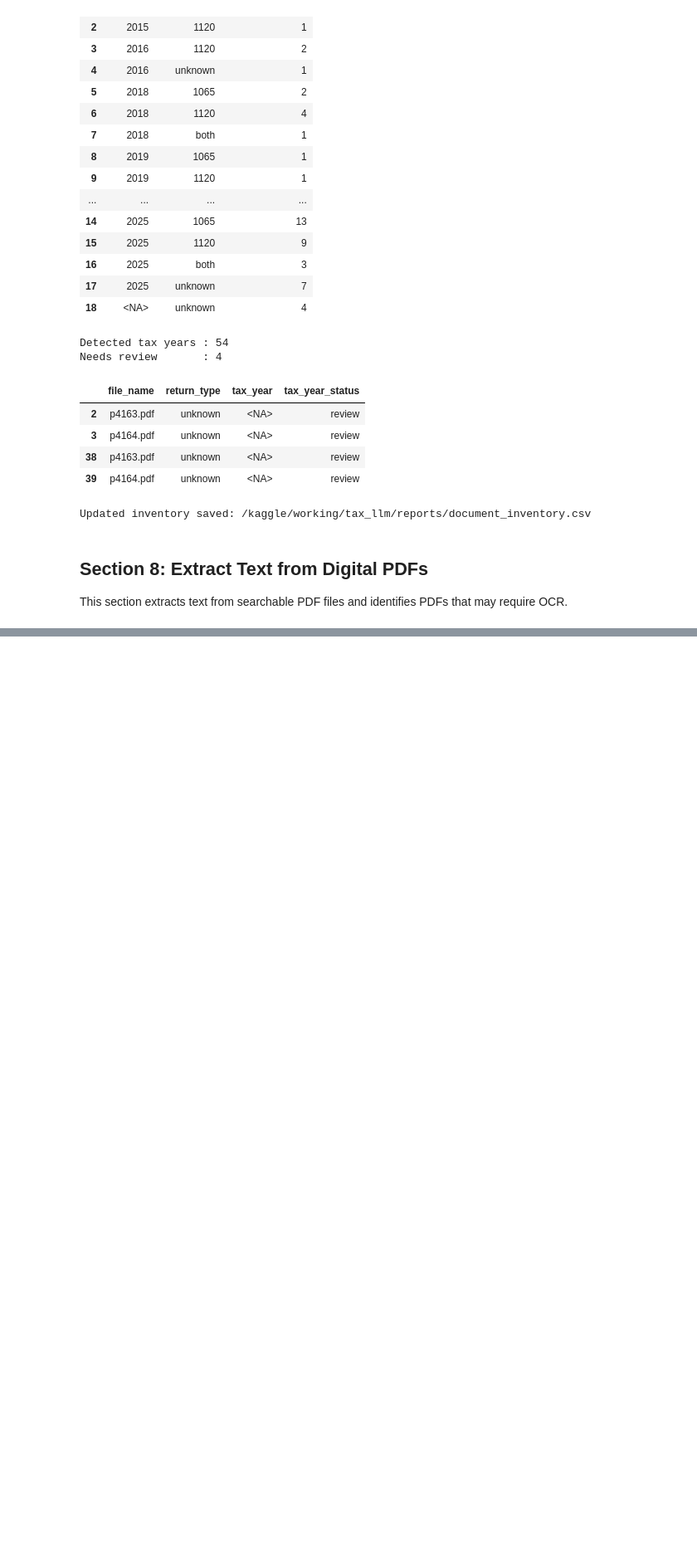
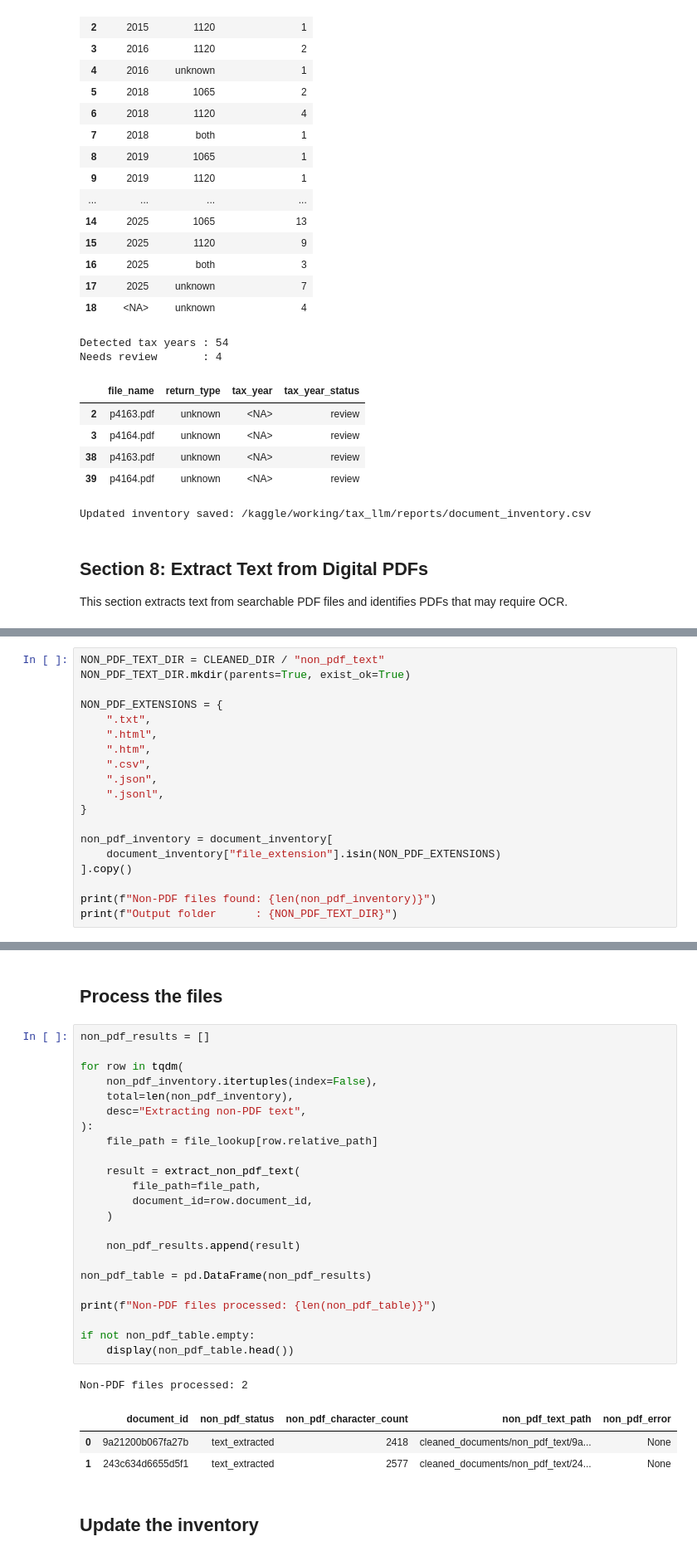
Before and after one commit to sharathnallaganti/Projects, a Jupyter notebook: project-schema-and-plan.ipynb, the cells around one changed output, grey strips where cells are left out. Shown at 83% size. Saved outputs shown, nothing was run; the diff lists cells and outputs as text; blank space fills up the shorter version.

```diff
--- a/project-schema-and-plan.ipynb
+++ b/project-schema-and-plan.ipynb
@@ -735,0 +1158,19 @@ This section extracts text from searchable PDF files and identifies PDFs that ma
+# %%
+NON_PDF_TEXT_DIR = CLEANED_DIR / "non_pdf_text"
+NON_PDF_TEXT_DIR.mkdir(parents=True, exist_ok=True)
+
+NON_PDF_EXTENSIONS = {
+    ".txt",
+    ".html",
+    ".htm",
+    ".csv",
+    ".json",
+    ".jsonl",
+}
+
+non_pdf_inventory = document_inventory[
+    document_inventory["file_extension"].isin(NON_PDF_EXTENSIONS)
+].copy()
+
+print(f"Non-PDF files found: {len(non_pdf_inventory)}")
+print(f"Output folder      : {NON_PDF_TEXT_DIR}")
@@ -735,0 +1233,32 @@ This section extracts text from searchable PDF files and identifies PDFs that ma
+# %% [markdown]
+## Process the files
+# %%
+non_pdf_results = []
+
+for row in tqdm(
+    non_pdf_inventory.itertuples(index=False),
+    total=len(non_pdf_inventory),
+    desc="Extracting non-PDF text",
+):
+    file_path = file_lookup[row.relative_path]
+
+    result = extract_non_pdf_text(
+        file_path=file_path,
+        document_id=row.document_id,
+    )
+
+    non_pdf_results.append(result)
+
+non_pdf_table = pd.DataFrame(non_pdf_results)
+
+print(f"Non-PDF files processed: {len(non_pdf_table)}")
+
+if not non_pdf_table.empty:
+    display(non_pdf_table.head())
+# %% [output]
+Non-PDF files processed: 2
+|  | document_id | non_pdf_status | non_pdf_character_count | non_pdf_text_path | non_pdf_error |
+| 0 | 9a21200b067fa27b | text_extracted | 2418 | cleaned_documents/non_pdf_text/9a... | None |
+| 1 | 243c634d6655d5f1 | text_extracted | 2577 | cleaned_documents/non_pdf_text/24... | None |
+# %% [markdown]
+## Update the inventory
```
Also changed, not shown: parts of 41 cells of this notebook.
